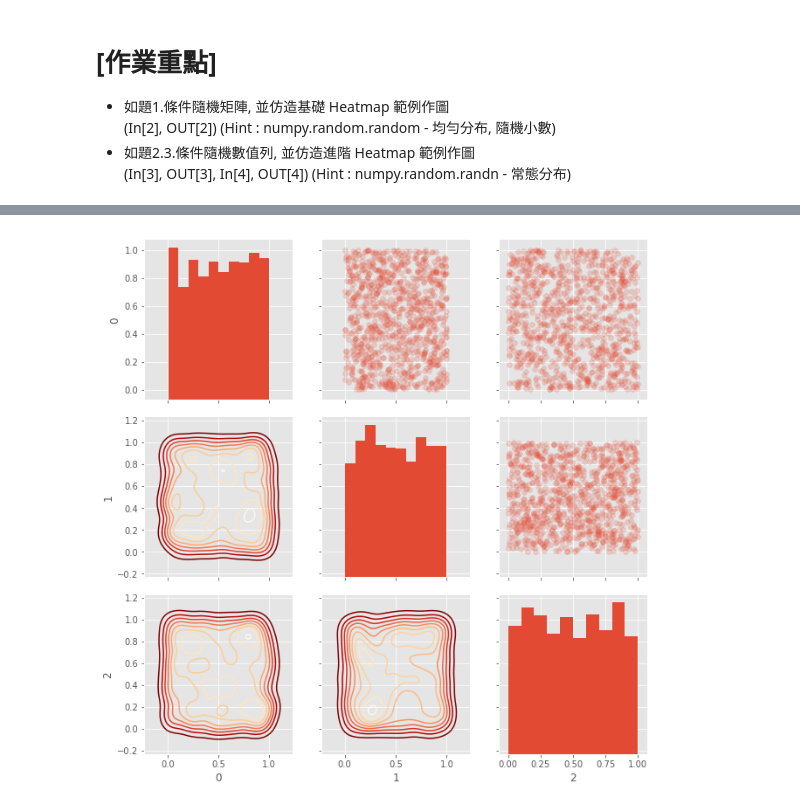
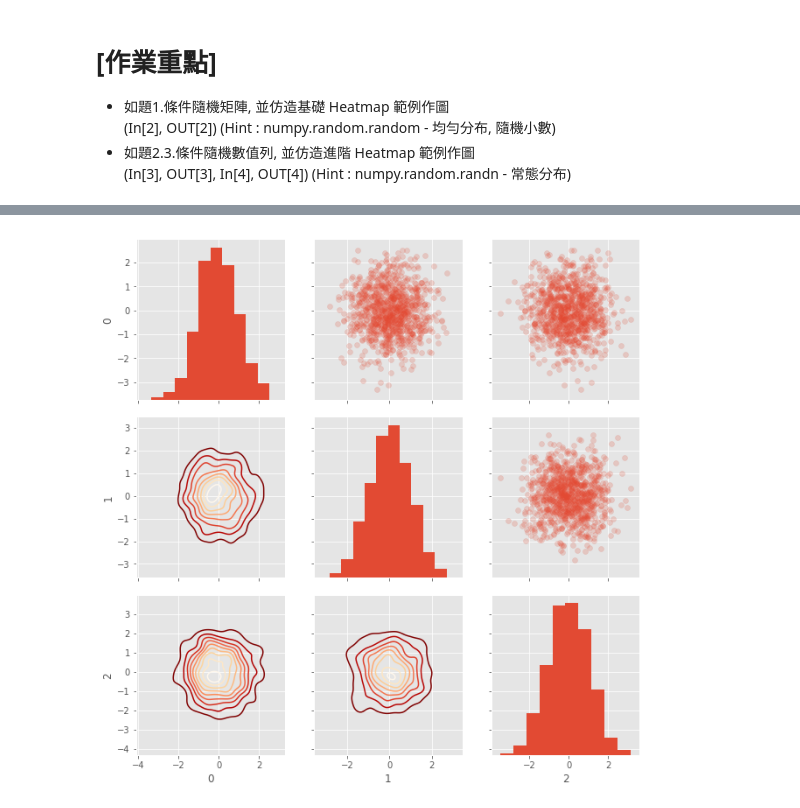
Before and after one commit to e04ji3w94gj94/2nd-ML100Days, a Jupyter notebook: homework/Day_015_HW.ipynb, the cells around one changed output, grey strips where cells are left out. Cells and saved outputs as stored; diff of their text form; code cells hidden in the pictures.

```diff
--- a/homework/Day_015_HW.ipynb
+++ b/homework/Day_015_HW.ipynb
@@ -68,25 +70,26 @@ plt.show()
 # %%
 nrow = 1000
 ncol = 3
 """
 Your Code Here
 """
-matrix = np.random.rand(nrow, ncol)
+#matrix = np.random.randn(nrow * ncol).reshape((nrow, ncol))
+matrix = np.random.normal(size = (nrow,ncol))
 
 # 隨機給予 0, 1, 2 三種標籤
 indice = np.random.choice([0,1,2], size=nrow)
 plot_data = pd.DataFrame(matrix, indice)
 
 # 繪製 seborn 進階 Heatmap
 grid = sns.PairGrid(data = plot_data, size = 3, diag_sharey=False)
 """
 Your Code Here
 Please replace "..." to correct plot function
 """
 grid.map_upper(plt.scatter, alpha = 0.2)
 grid.map_diag(plt.hist)
 grid.map_lower(sns.kdeplot, cmap = plt.cm.OrRd_r)
 
 plt.show()
 # %% [output]
-[figure, old version]
+[figure, new version]
```
Also changed, not shown: parts of 2 cells of this notebook.
